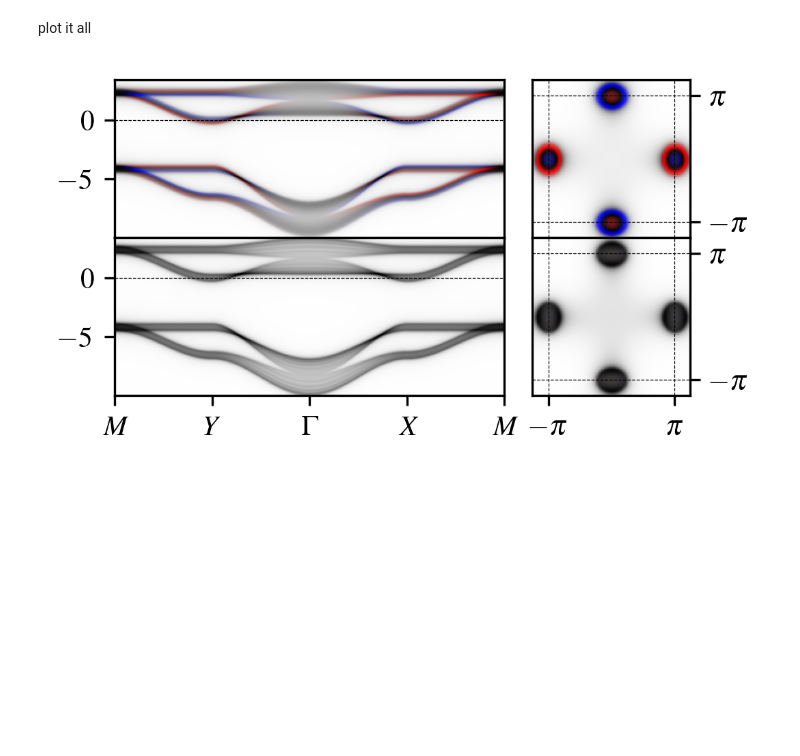
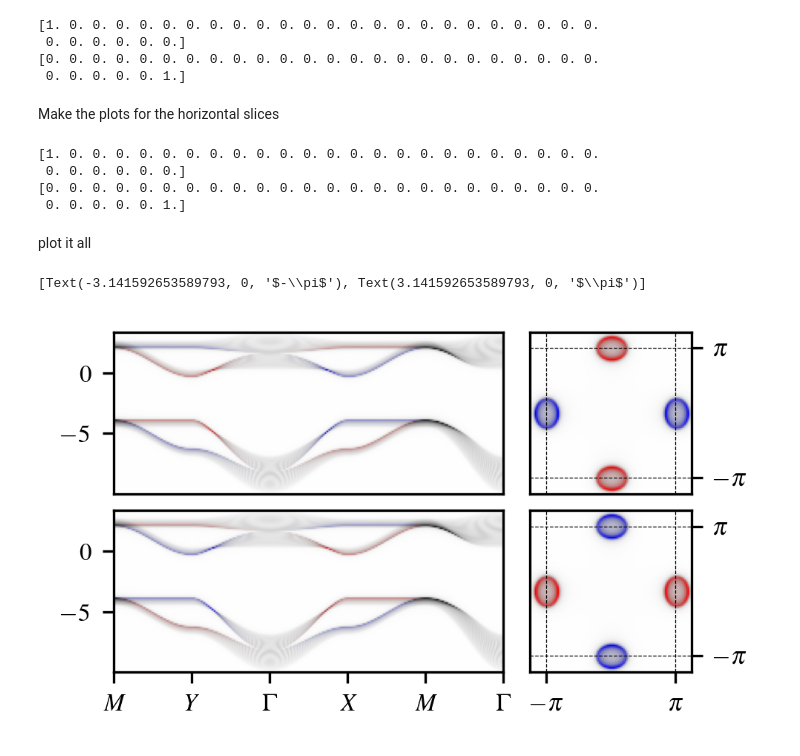
Before and after one commit to dpreuo/alter_surf, a Jupyter notebook: figures_for_the_paper/DLKK_fig.ipynb, the cells around one changed output. Cells and saved outputs as stored; diff of their text form; code cells hidden in the pictures; blank space fills up the shorter version.

```diff
--- a/figures_for_the_paper/DLKK_fig.ipynb
+++ b/figures_for_the_paper/DLKK_fig.ipynb
@@ -248,3 +164,50 @@ layers = np.arange(0, len_z + 1 - sum_layers, sum_layers)
+# %%
+e_vals = np.linspace(np.min(es_2d), np.max(es_2d), 100)
+eta = 5e-2
+n_layers = Hparam["len_z"]
+
+
+specs_boundary_walk = pf.make_spectral_functions(
+    Hamil_2D, [0], psis_2d, es_2d, e_vals, eta
+)
+specs_bulk_walk = pf.make_spectral_functions(
+    Hamil_2D, [-1], psis_2d, es_2d, e_vals, eta
+)
+
+colors_bulk_walk, colors_boundary_walk = pf.normalize_and_find_colours(
+    specs_bulk_walk, specs_boundary_walk
+)
+# %% [output]
+[1. 0. 0. 0. 0. 0. 0. 0. 0. 0. 0. 0. 0. 0. 0. 0. 0. 0. 0. 0. 0. 0. 0. 0.
+ 0. 0. 0. 0. 0. 0.]
+[0. 0. 0. 0. 0. 0. 0. 0. 0. 0. 0. 0. 0. 0. 0. 0. 0. 0. 0. 0. 0. 0. 0. 0.
+ 0. 0. 0. 0. 0. 1.]
+# %% [markdown]
+Make the plots for the horizontal slices
+# %%
+# make the spectral function
+from figures_for_the_paper.plot_funcs import spec_func
+
+
+fermi_level = np.array([0])
+eta = 5e-2
+
+
+specs_boundary_slice = pf.make_spectral_functions(
+    Hamil_2D, [0], psis_slice, es_slice, fermi_level, eta
+)
+specs_bulk_slice = pf.make_spectral_functions(
+    Hamil_2D, [-1], psis_slice, es_slice, fermi_level, eta
+)
+
+colors_bulk_slice, colors_boundary_slice = pf.normalize_and_find_colours(
+    specs_bulk_slice, specs_boundary_slice
+)
+# %% [output]
+[1. 0. 0. 0. 0. 0. 0. 0. 0. 0. 0. 0. 0. 0. 0. 0. 0. 0. 0. 0. 0. 0. 0. 0.
+ 0. 0. 0. 0. 0. 0.]
+[0. 0. 0. 0. 0. 0. 0. 0. 0. 0. 0. 0. 0. 0. 0. 0. 0. 0. 0. 0. 0. 0. 0. 0.
+ 0. 0. 0. 0. 0. 1.]
 # %% [markdown]
 plot it all
 # %%
@@ -255,10 +218,11 @@ h = 1.0
 wspace = 0.08
 
 fig = plt.figure(
-    figsize=(aps_halfwidth, aps_halfwidth * ((h + 1) / (w + 1 + wspace))), dpi=300
+    figsize=(aps_halfwidth, aps_halfwidth * ((h + 1) / (w + 1 + wspace + 0.02))),
+    dpi=300,
 )
 gs = GridSpec(
-    2, 2, width_ratios=[w, h], height_ratios=[1, 1], wspace=wspace, hspace=0.0
+    2, 2, width_ratios=[w, h], height_ratios=[1, 1], wspace=wspace, hspace=0.1
 )
 
 # Left column (share x and y)
@@ -272,23 +236,21 @@ ax_r2 = fig.add_subplot(gs[1, 1], sharex=ax_r1, sharey=ax_r1)
 
 ax_l1.imshow(
     colors_boundary_walk,
-    extent=(0, len(k_walk), e_vals[0], e_vals[-1]),
+    extent=(0, len(k_walk_2d), e_vals[0], e_vals[-1]),
     aspect="auto",
-    # interpolation='nearest',
     origin="lower",
 )
 
 ax_l2.imshow(
     colors_bulk_walk,
-    extent=(0, len(k_walk), e_vals[0], e_vals[-1]),
+    extent=(0, len(k_walk_2d), e_vals[0], e_vals[-1]),
     aspect="auto",
-    # interpolation='nearest',
     origin="lower",
 )
 
 
 ax_r1.imshow(
-    colors_boundary.reshape(n_k_grid, n_k_grid, 4),
+    np.swapaxes(colors_boundary_slice, 0, 1),
     extent=(
         -np.pi * (1 + spillover),
         np.pi * (1 + spillover),
@@ -298,7 +260,7 @@ ax_r1.imshow(
 )
 
 ax_r2.imshow(
-    colors_bulk.reshape(n_k_grid, n_k_grid, 4),
+    np.swapaxes(colors_bulk_slice, 0, 1),
     extent=(
         -np.pi * (1 + spillover),
         np.pi * (1 + spillover),
@@ -318,7 +280,6 @@ ax_l1.tick_params(
     axis="both",
     which="both",
     bottom=False,
-    top=False,
     left=True,
     right=False,
     labelbottom=False,
@@ -329,36 +290,39 @@ ax_r1.tick_params(
     which="both",
     bottom=False,
     top=False,
     left=False,
     right=True,
     labelbottom=False,
     labelright=True,
     labelleft=False,
 )
 ax_r2.tick_params(
     axis="both",
     which="both",
     bottom=True,
     top=False,
     left=False,
     right=True,
     labelbottom=True,
     labelright=True,
     labelleft=False,
 )
 
-fig.subplots_adjust(left=0.08, right=0.92)
+# fig.subplots_adjust(left=0.08, right=0.92)
 
-ax_l2.set_xticks(label_positions, k_labels)
-ax_l1.axhline(0, color="k", ls="--", lw=0.3)
-ax_l2.axhline(0, color="k", ls="--", lw=0.3)
+ax_l2.set_xticks(label_positions_2d, k_labels_2d)
+# ax_l1.axhline(0, color="k", ls="--", lw=0.3)
+# ax_l2.axhline(0, color="k", ls="--", lw=0.3)
 
 ax_r2.set_xticks([-np.pi, np.pi])
 ax_r2.set_yticks([-np.pi, np.pi])
 ax_r2.set_yticklabels(["$-\\pi$", "$\\pi$"])
 ax_r2.set_xticklabels(["$-\\pi$", "$\\pi$"])
 
+# ax_l1.set_ylabel("$E/t$")
+# ax_l2.set_ylabel("$E/t$")
 
-plt.savefig("spec_dlkk.png", bbox_inches="tight", transparent=True, dpi=350)
+# plt.savefig(f"{model_name}_spec.png", bbox_inches="tight", transparent=True, dpi=350)
 # %% [output]
+[Text(-3.141592653589793, 0, '$-\\pi$'), Text(3.141592653589793, 0, '$\\pi$')]
-[figure, old version]
+[figure, new version]
```
Also changed, not shown: parts of 20 cells of this notebook, 18 other files.
